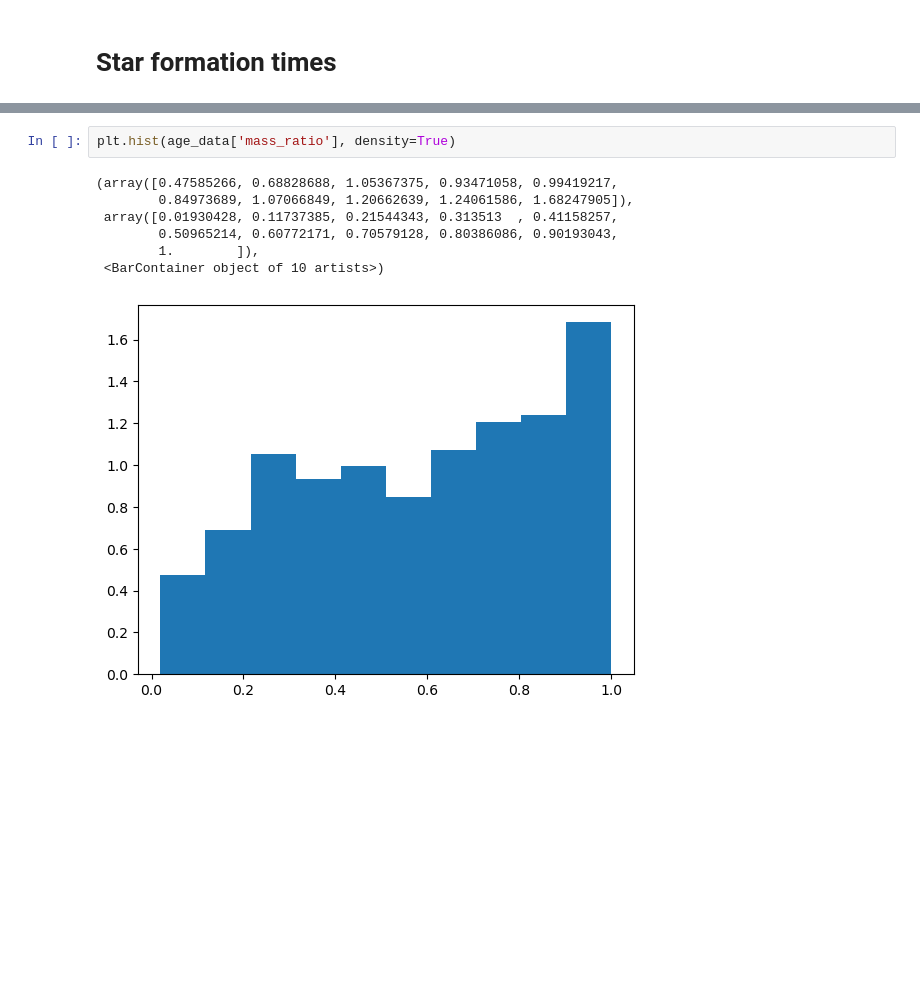
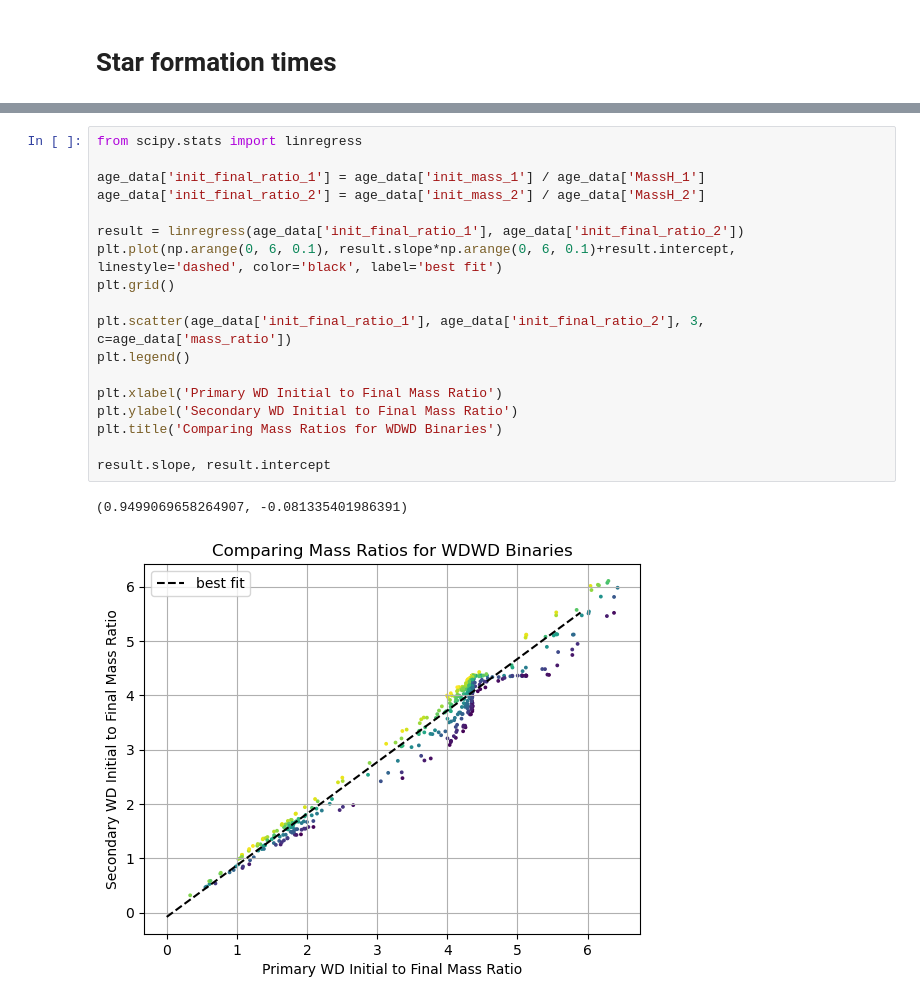
Before and after one commit to alice-crafford/Astro-Project-1, a Jupyter notebook: Project1_Data.ipynb, the cells around one changed output, grey strips where cells are left out. Saved outputs shown, nothing was run; the diff lists cells and outputs as text; blank space fills up the shorter version.

```diff
--- a/Project1_Data.ipynb
+++ b/Project1_Data.ipynb
@@ -118,13 +142,24 @@ Text(0, 0.5, 'Star 2 age (Gyr)')
-# %%
-plt.hist(age_data['mass_ratio'], density=True)
-# %% [output]
-(array([0.47585266, 0.68828688, 1.05367375, 0.93471058, 0.99419217,
-        0.84973689, 1.07066849, 1.20662639, 1.24061586, 1.68247905]),
- array([0.01930428, 0.11737385, 0.21544343, 0.313513  , 0.41158257,
-        0.50965214, 0.60772171, 0.70579128, 0.80386086, 0.90193043,
-        1.        ]),
- <BarContainer object of 10 artists>)
-[figure, removed]
+# %%
+from scipy.stats import linregress
+
+age_data['init_final_ratio_1'] = age_data['init_mass_1'] / age_data['MassH_1']
+age_data['init_final_ratio_2'] = age_data['init_mass_2'] / age_data['MassH_2']
+
+result = linregress(age_data['init_final_ratio_1'], age_data['init_final_ratio_2'])
+plt.plot(np.arange(0, 6, 0.1), result.slope*np.arange(0, 6, 0.1)+result.intercept, linestyle='dashed', color='black', label='best fit')
+plt.grid()
+
+plt.scatter(age_data['init_final_ratio_1'], age_data['init_final_ratio_2'], 3, c=age_data['mass_ratio'])
+plt.legend()
+
+plt.xlabel('Primary WD Initial to Final Mass Ratio')
+plt.ylabel('Secondary WD Initial to Final Mass Ratio')
+plt.title('Comparing Mass Ratios for WDWD Binaries')
+
+result.slope, result.intercept
+# %% [output]
+(0.9499069658264907, -0.081335401986391)
+[figure, added]
 # %%
 age_data.query('form_time_1 < 10 & form_time_2 < 10').shape
 # %% [output]
```
Also changed, not shown: parts of 5 cells of this notebook.
